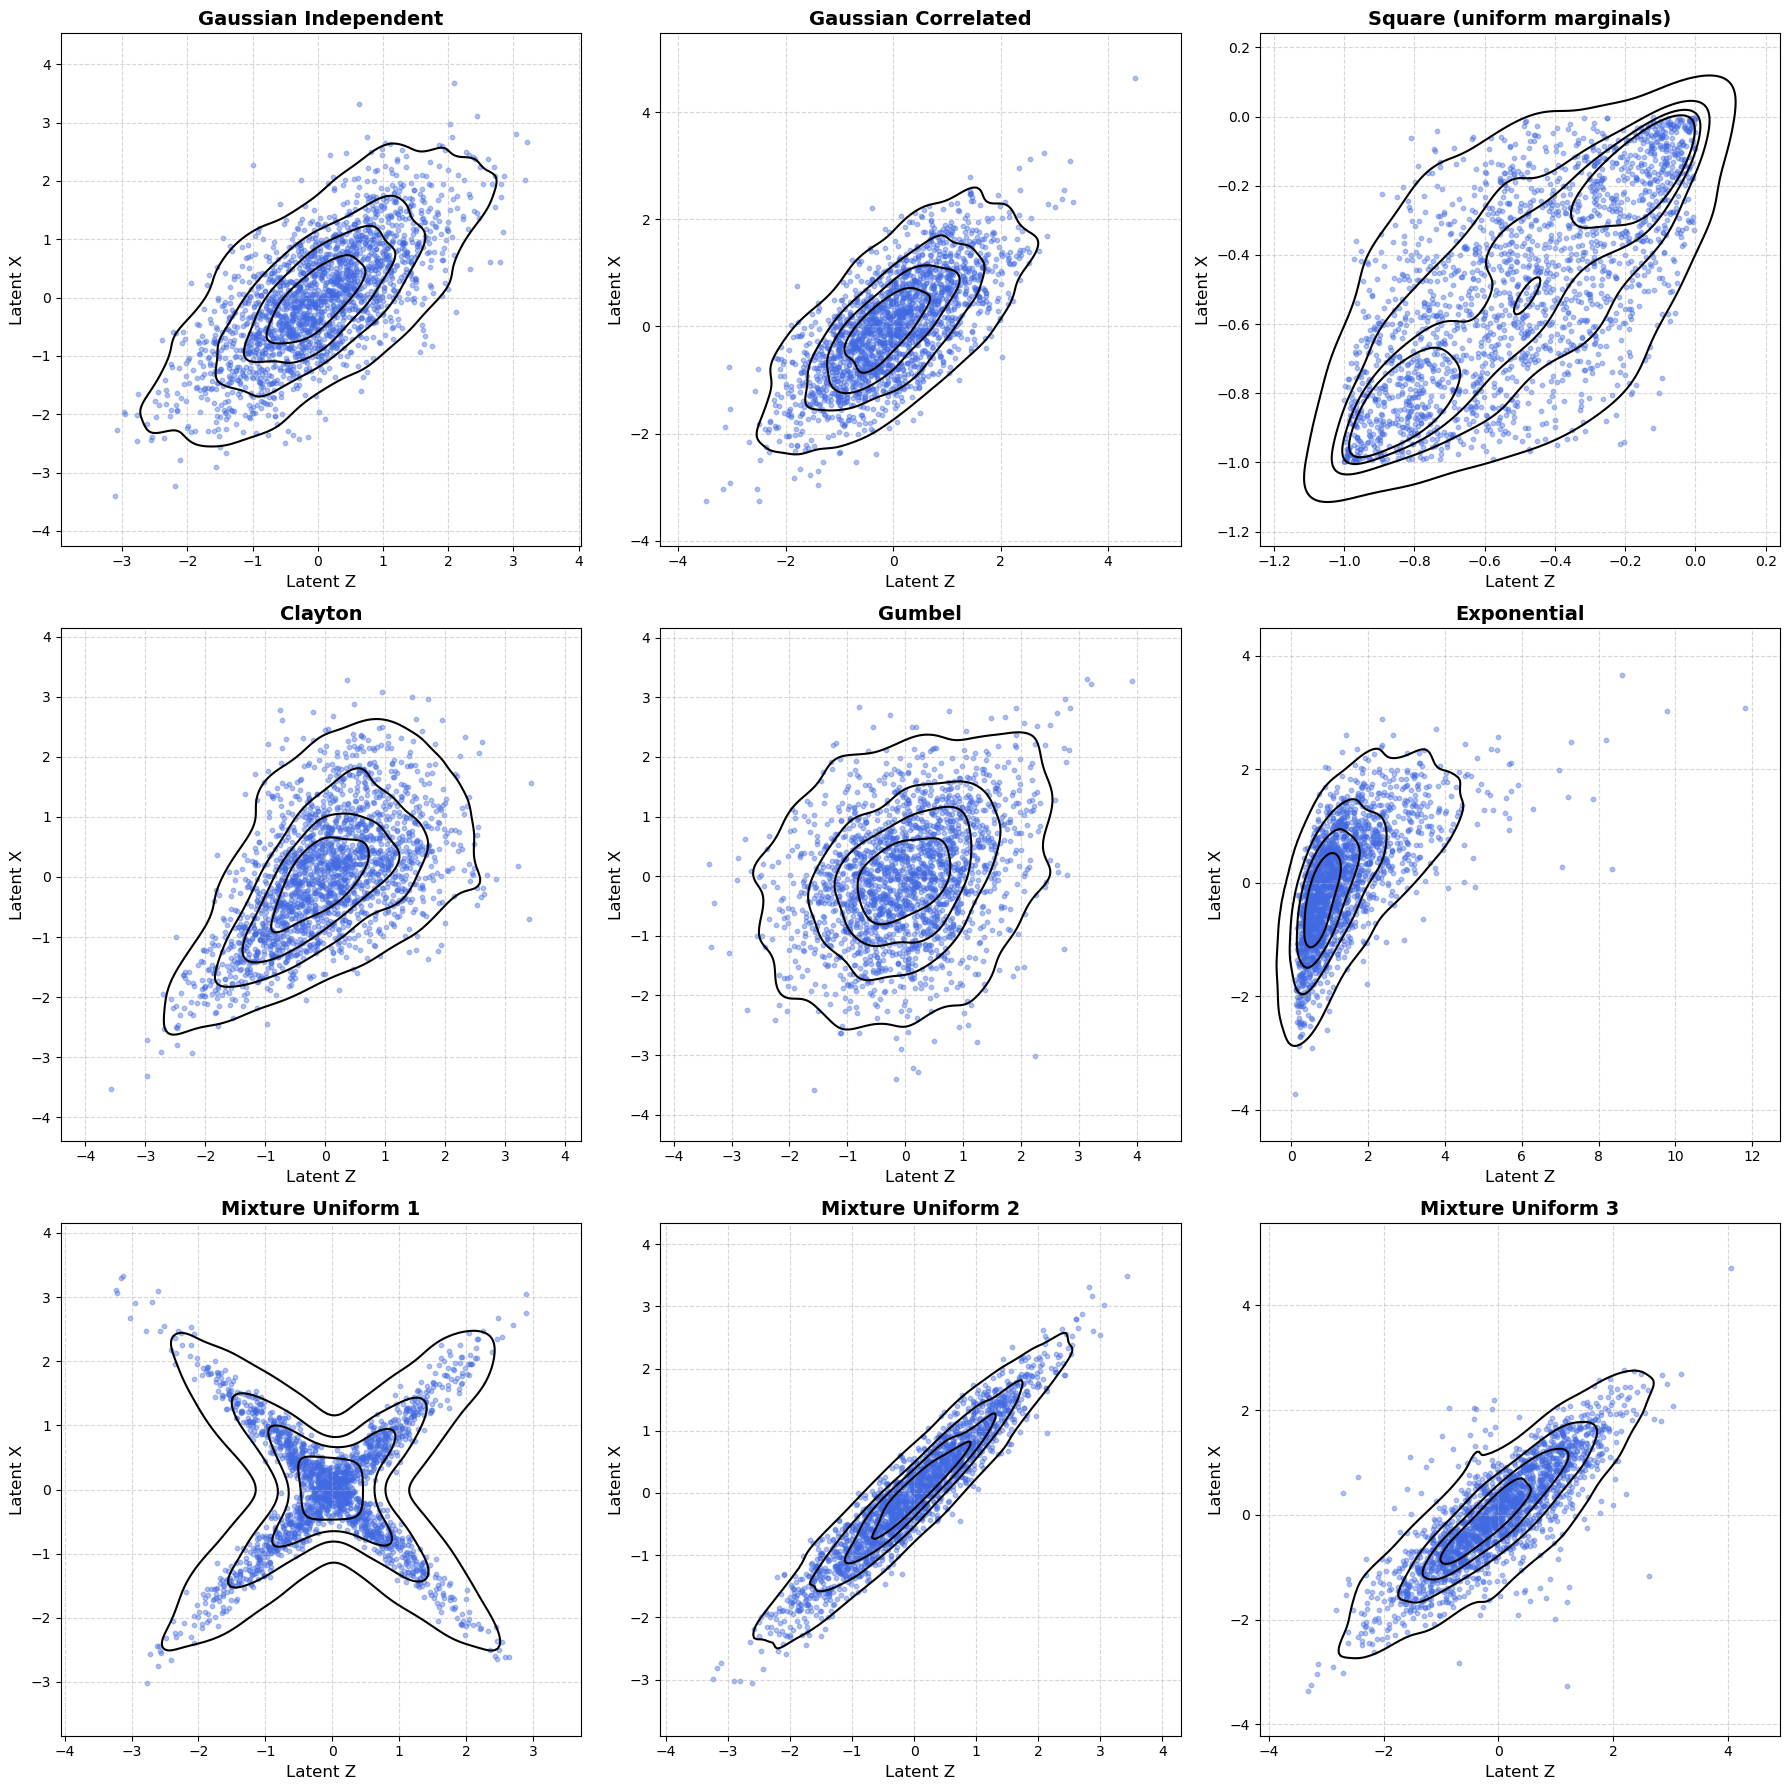
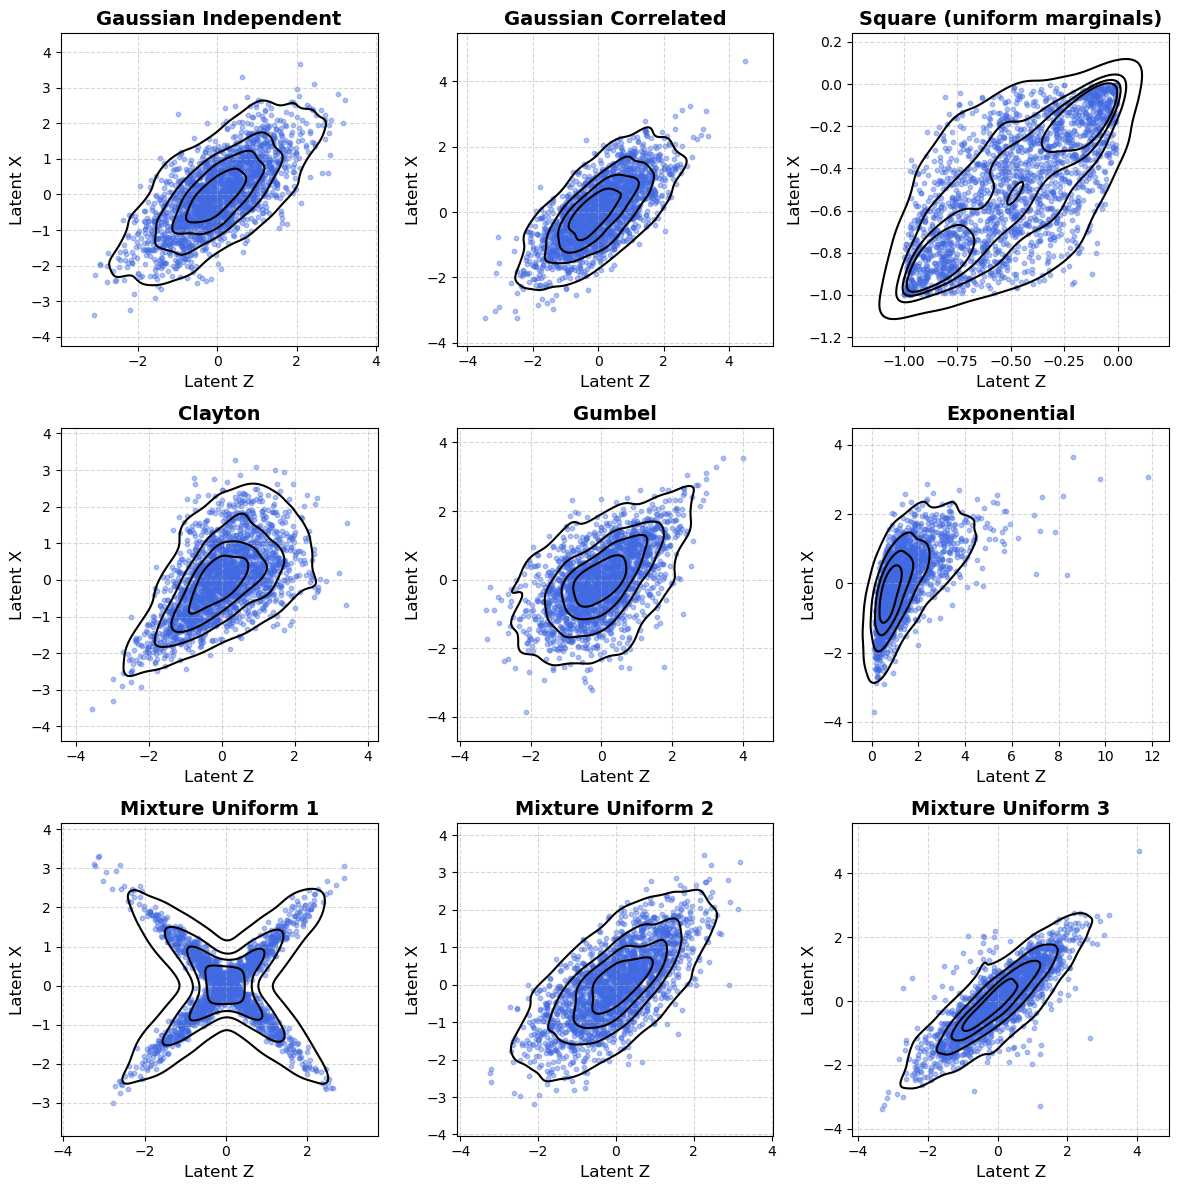
Unified diff of the notebook cell whose output changed from the first chart to the second:
--- before
+++ after
@@ -1,3 +1,3 @@
 visualise_latent(Z_list, X_list, titles=params['titles'], 
-                 shape=(3, 3), figsize=(18, 18), k=0, 
+                 shape=(3, 3), figsize=(12, 12), k=0, 
                  kdplot=True, sharex=False, sharey=False)

Commit: bernoulli network copula dgp